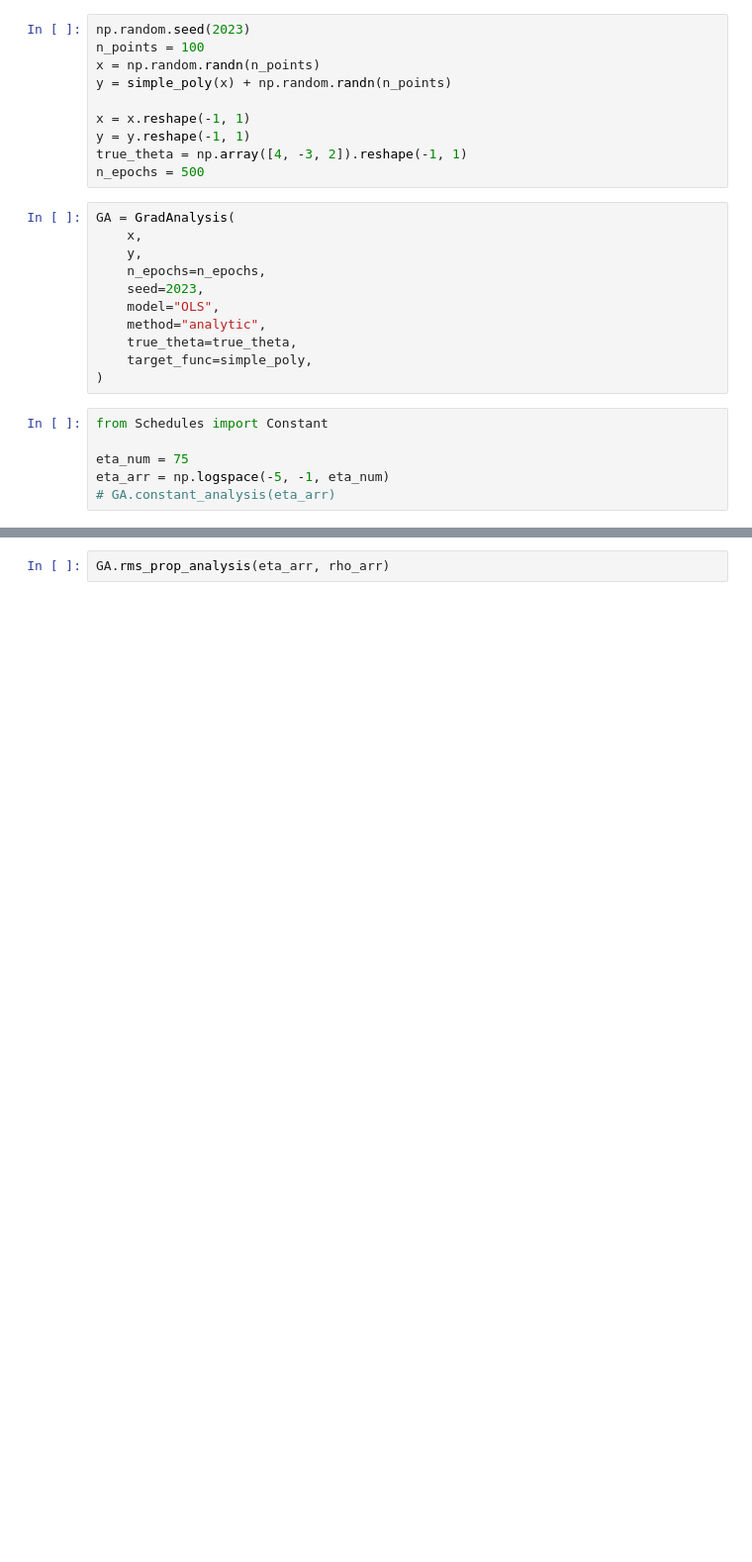
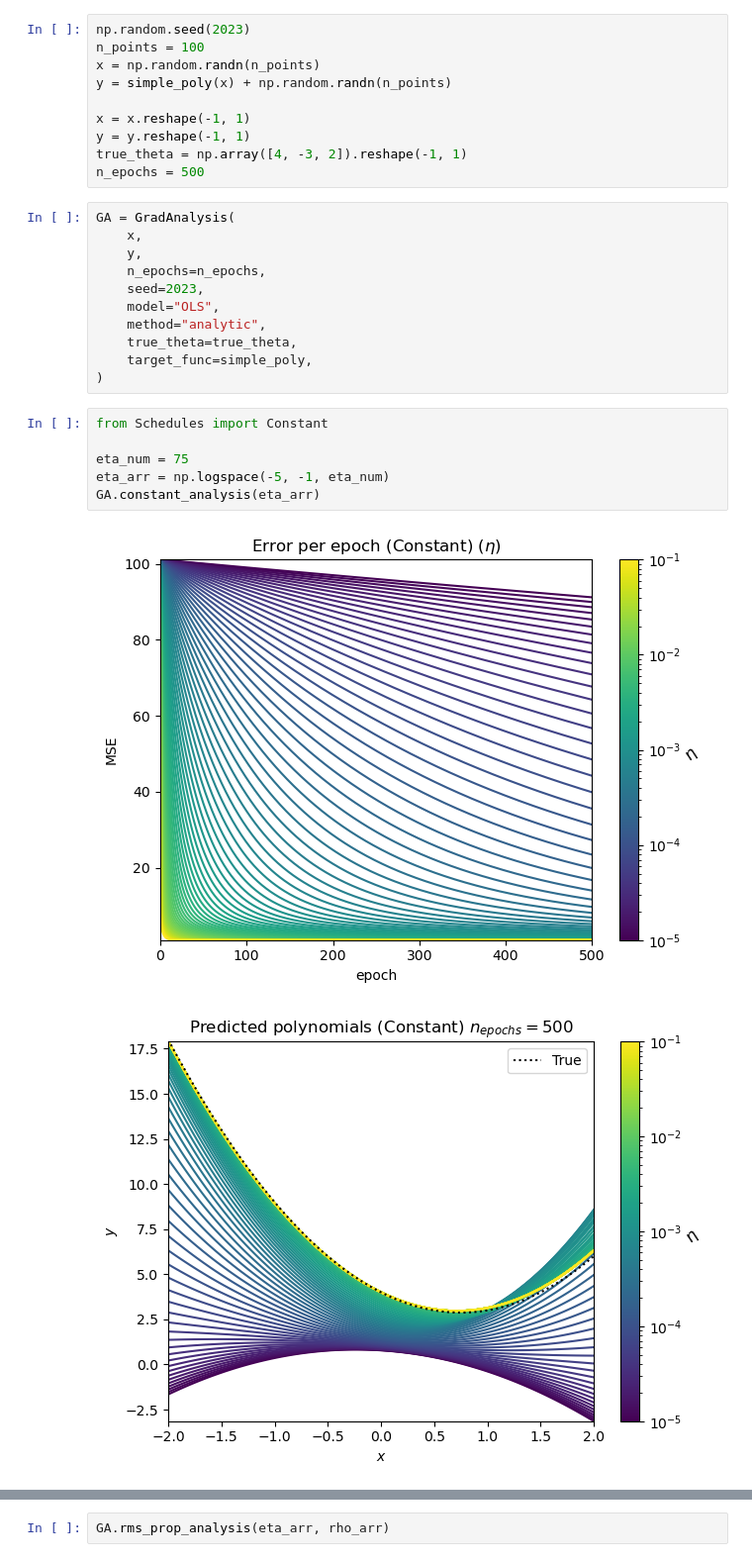
Before and after one commit to augustfe/FYSSTK, a Jupyter notebook: Project2/src/grad_rework.ipynb, the cells around one changed output, grey strips where cells are left out. Shown at 99% size. Cells and saved outputs as stored; diff of their text form; blank space fills up the shorter version.

Commit message:
Refactored heatmaps

```diff
--- a/Project2/src/grad_rework.ipynb
+++ b/Project2/src/grad_rework.ipynb
@@ -28,6 +28,9 @@ GA = GradAnalysis(
 # %%
 from Schedules import Constant
 
 eta_num = 75
 eta_arr = np.logspace(-5, -1, eta_num)
-# GA.constant_analysis(eta_arr)
+GA.constant_analysis(eta_arr)
+# %% [output]
+[figure, added]
+[figure, added]
```
Also changed, not shown: parts of 5 cells of this notebook, 1 other file.
